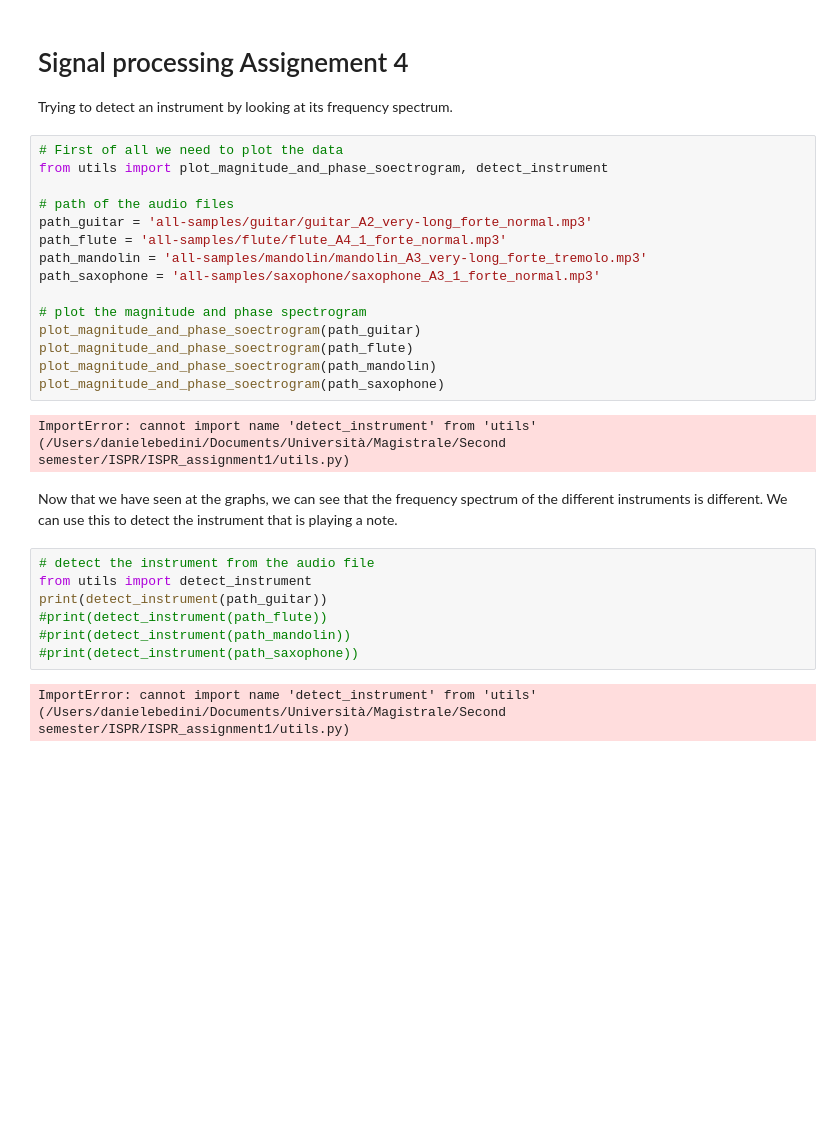
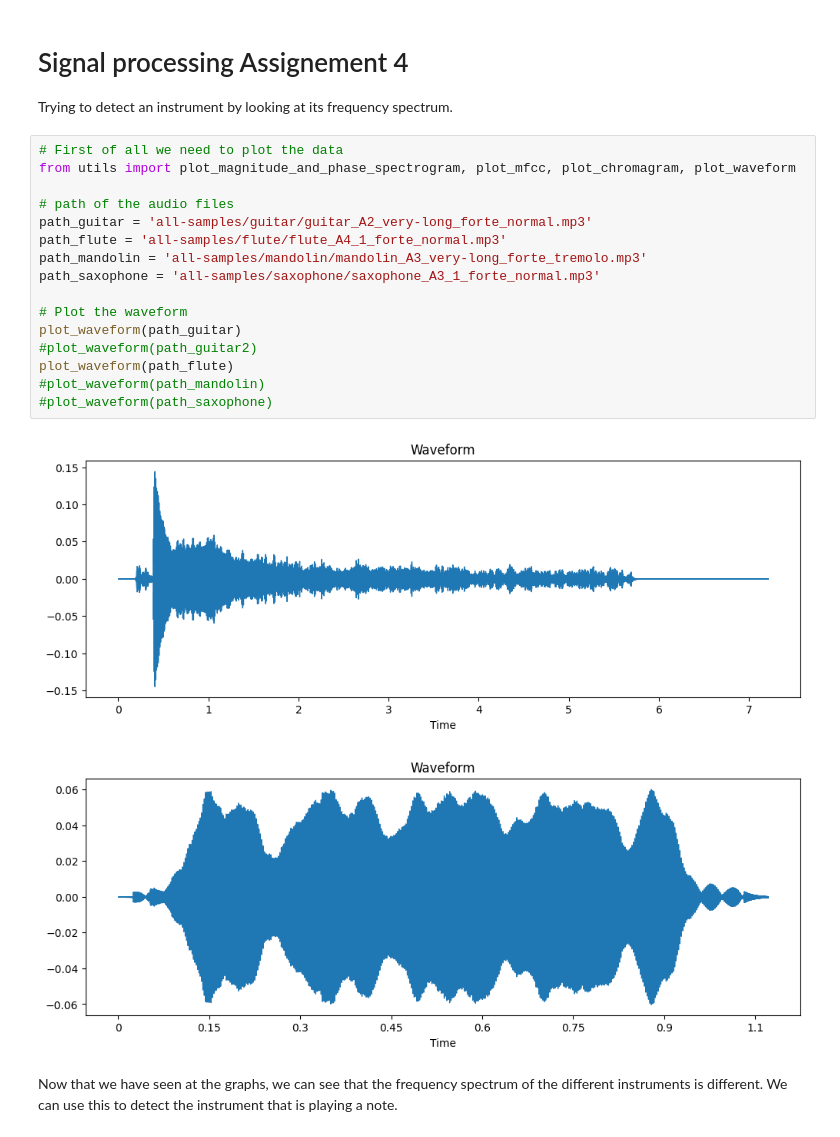
Before and after one commit to danielebedini/ISPR_assignment1, a Jupyter notebook: report.ipynb, the cells around one changed output. Saved outputs shown, nothing was run; the diff lists cells and outputs as text; blank space fills up the shorter version.

Commit message:
added new plots

```diff
--- a/report.ipynb
+++ b/report.ipynb
@@ -3,29 +3,22 @@
 Trying to detect an instrument by looking at its frequency spectrum.
 # %%
 # First of all we need to plot the data
-from utils import plot_magnitude_and_phase_soectrogram, detect_instrument
+from utils import plot_magnitude_and_phase_spectrogram, plot_mfcc, plot_chromagram, plot_waveform
 
 # path of the audio files
 path_guitar = 'all-samples/guitar/guitar_A2_very-long_forte_normal.mp3'
 path_flute = 'all-samples/flute/flute_A4_1_forte_normal.mp3'
 path_mandolin = 'all-samples/mandolin/mandolin_A3_very-long_forte_tremolo.mp3'
 path_saxophone = 'all-samples/saxophone/saxophone_A3_1_forte_normal.mp3'
 
-# plot the magnitude and phase spectrogram
-plot_magnitude_and_phase_soectrogram(path_guitar)
-plot_magnitude_and_phase_soectrogram(path_flute)
-plot_magnitude_and_phase_soectrogram(path_mandolin)
-plot_magnitude_and_phase_soectrogram(path_saxophone)
+# Plot the waveform
+plot_waveform(path_guitar)
+#plot_waveform(path_guitar2)
+plot_waveform(path_flute)
+#plot_waveform(path_mandolin)
+#plot_waveform(path_saxophone)
 # %% [output]
-ImportError: cannot import name 'detect_instrument' from 'utils' (/Users/danielebedini/Documents/Università/Magistrale/Second semester/ISPR/ISPR_assignment1/utils.py)
+[figure, added]
+[figure, added]
 # %% [markdown]
 Now that we have seen at the graphs, we can see that the frequency spectrum of the different instruments is different. We can use this to detect the instrument that is playing a note.
-# %%
-# detect the instrument from the audio file
-from utils import detect_instrument
-print(detect_instrument(path_guitar))
-#print(detect_instrument(path_flute))
-#print(detect_instrument(path_mandolin))
-#print(detect_instrument(path_saxophone))
-# %% [output]
-ImportError: cannot import name 'detect_instrument' from 'utils' (/Users/danielebedini/Documents/Università/Magistrale/Second semester/ISPR/ISPR_assignment1/utils.py)
```
Also changed, not shown: parts of 3 cells of this notebook, 4 other files.
